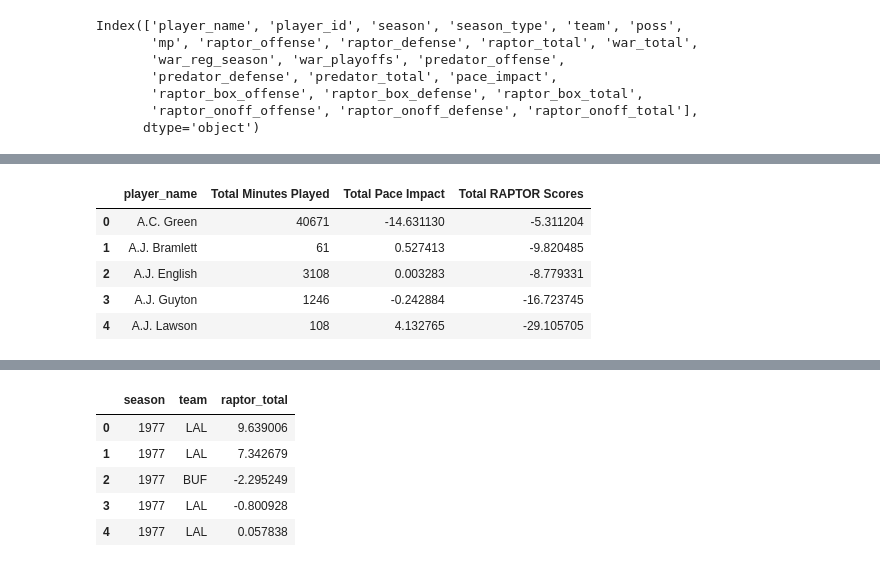
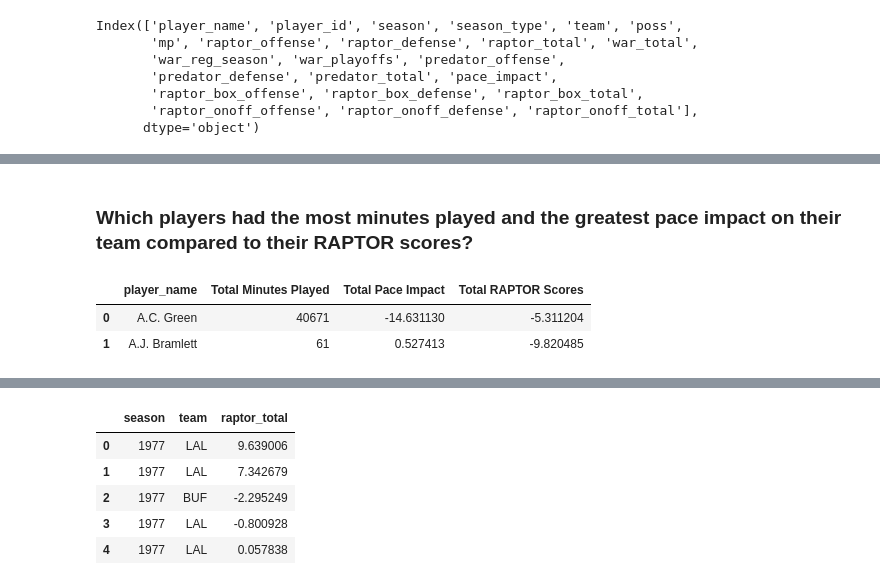
Before and after one commit to UzmaSayyeda/Project01, a Jupyter notebook: Pace_Impact vs. Min_played.ipynb, the cells around one changed output, grey strips where cells are left out. Saved outputs shown, nothing was run; the diff lists cells and outputs as text; code cells hidden in the pictures.

Commit message:
filtered viz

```diff
--- a/Pace_Impact vs. Min_played.ipynb
+++ b/Pace_Impact vs. Min_played.ipynb
@@ -59,24 +47,28 @@ df.head()
+# %% [markdown]
+### Which players had the most minutes played and the greatest pace impact on their team compared to their RAPTOR scores?
 # %%
+# Filter columns
+
+df=clean_df[["player_name","mp","raptor_total","pace_impact"]]
+df.head(2)
+
 # Get the totals of minutes played,pace impact and raptor totals of each player.
 
-avg_mp=df.groupby("player_name")["mp"].sum()
-avg_pace_impact=df.groupby("player_name")["pace_impact"].sum()
-avg_raptor_total=df.groupby("player_name")["raptor_total"].sum()
+total_mp=df.groupby("player_name")["mp"].sum()
+total_pace_impact=df.groupby("player_name")["pace_impact"].sum()
+total_raptor=df.groupby("player_name")["raptor_total"].sum()
 
 # Make it into a Dataframe
 
-avg_by_player = pd.DataFrame({"Total Minutes Played": avg_mp,
-                             "Total Pace Impact": avg_pace_impact,
-                             "Total RAPTOR Scores": avg_raptor_total})
-avg_by_player=avg_by_player.reset_index()
+total_mp_pace_raptor = pd.DataFrame({"Total Minutes Played": total_mp,
+                             "Total Pace Impact": total_pace_impact,
+                             "Total RAPTOR Scores": total_raptor})
+total_mp_pace_raptor=total_mp_pace_raptor.reset_index()
 
 # Display the Dataframe
 
-avg_by_player.head()
+total_mp_pace_raptor.head(2)
 # %% [output]
 |  | player_name | Total Minutes Played | Total Pace Impact | Total RAPTOR Scores |
 | 0 | A.C. Green | 40671 | -14.631130 | -5.311204 |
 | 1 | A.J. Bramlett | 61 | 0.527413 | -9.820485 |
-| 2 | A.J. English | 3108 | 0.003283 | -8.779331 |
-| 3 | A.J. Guyton | 1246 | -0.242884 | -16.723745 |
-| 4 | A.J. Lawson | 108 | 4.132765 | -29.105705 |
```
Also changed, not shown: parts of 35 cells of this notebook.
